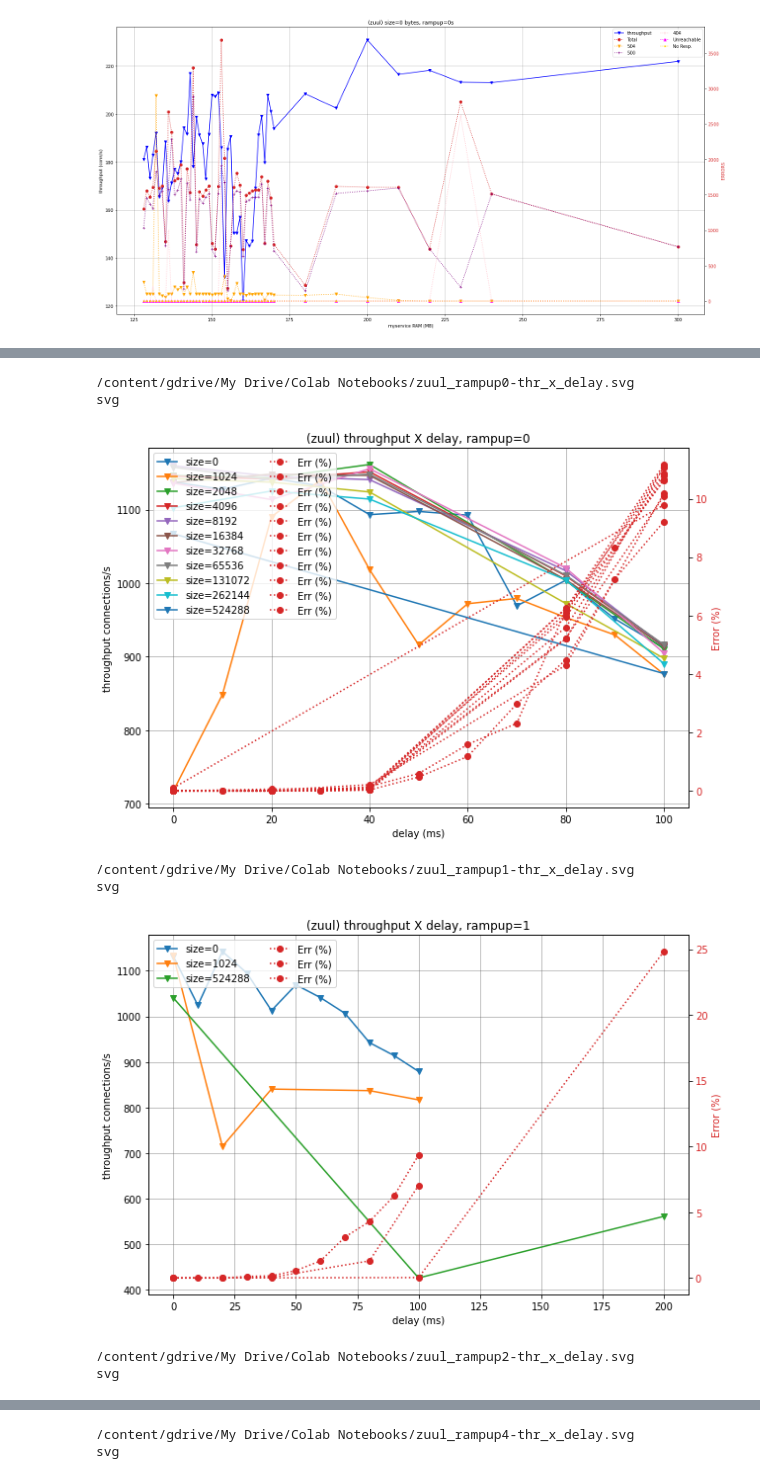
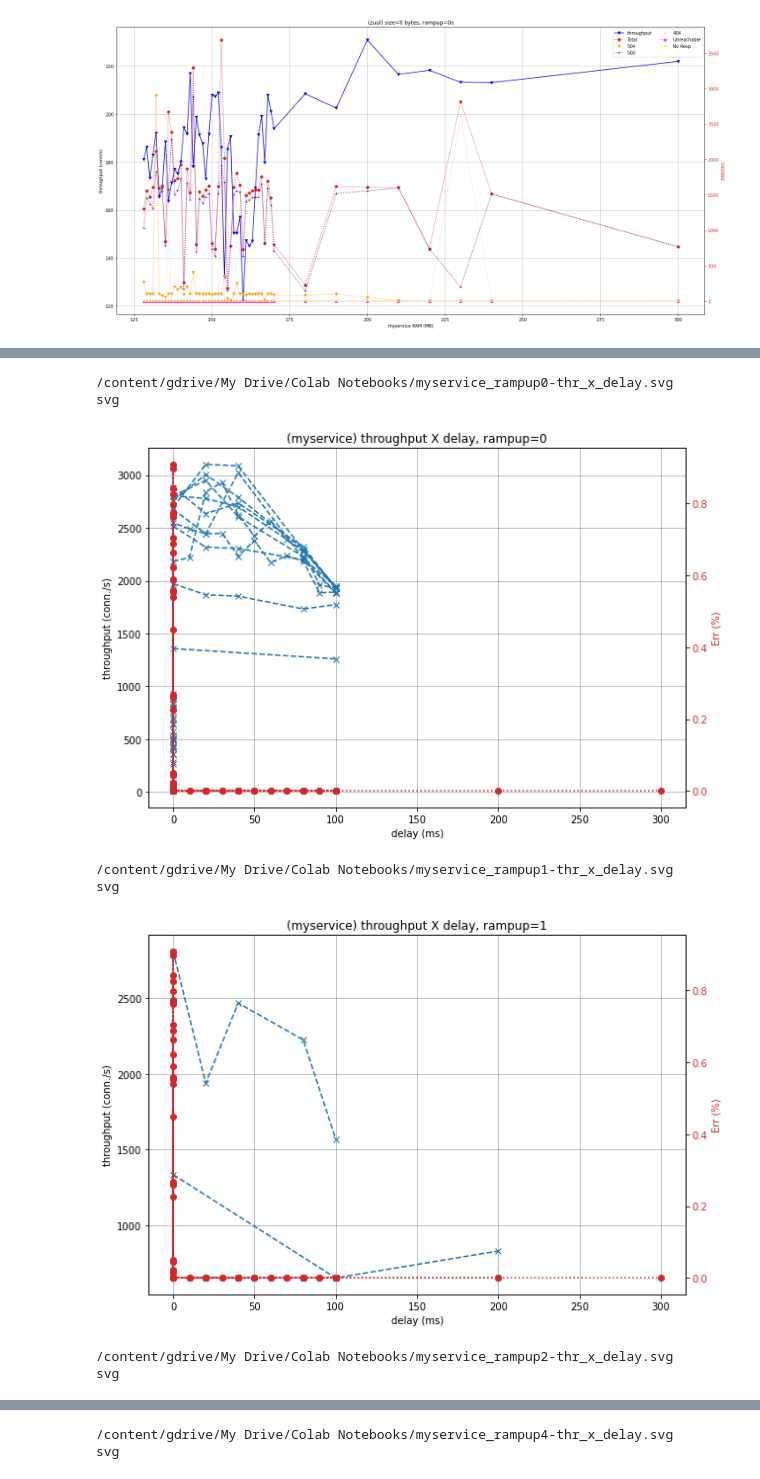
Before and after one commit to shidaka/mytest, a Jupyter notebook: jmeter/jmeter_docker_local.ipynb, the cells around one changed output, grey strips where cells are left out. Drawn from its saved outputs; the diff is of its cells as text; code cells hidden in the pictures.

Commit message:
Ajustando o notebook

```diff
--- a/jmeter/jmeter_docker_local.ipynb
+++ b/jmeter/jmeter_docker_local.ipynb
@@ -784,71 +844,54 @@ svg
 # %%
-df_zuul = df_zuul[df_zuul['delay'].notna()]
-df = df_zuul
+df_myservice = df_myservice[df_myservice['delay'].notna()]
+df = df_myservice
 rampups=list(set(df['rampup'].to_list()))
 rampups.sort()
 # rampups = [0]
 sizes=list(set(df['size'].to_list()))
 sizes.sort()
 
 for rp in rampups:
   series = []
   for sz in sizes:
     aux = df.query('rampup=={} and size=={}'.format(str(rp), str(sz)))
-    x = aux['delay'].to_list()
-    x = np.array(x).astype(np.double)
     y = aux['throughput'].to_list()
     y = np.array(y).astype(np.double)
     mask = np.isfinite(y)
     if len(mask) > 0:
-      x_series = x[mask]
-      y_series = y[mask]
-      y2 = aux['Err %'].to_list()
-      y2 = np.array(y2).astype(np.double)
-      y2 = y2 * 100
-      y2_series = y2[mask]
-      # print(rp, sz, mask)
-      serie = {
-          'x' : {
-              'series' : x_series
-              },
-              'y' : {
-                  'series' : y_series,
-                  'y_label' : 'size={}'.format(str(int(sz))),
-                  'marker' : 'v',
-                  'linestyle' : 'solid'
-              },
-            'y2' : {
-                'series' : y2_series,
-                'y_label': 'Err (%)',
-                'marker' : 'o',
-                'linestyle' : 'dotted',
-            }
-      }
+      serie = {'name': 'throughput', 'label': 'size={}'.format(str(int(sz))), 'marker': 'x', 'linestyle': 'dashed',
+              'filter':[
+                              {'name': 'size', 'value' : sz},
+                              {'name': 'rampup', 'value' : rp}
+              ],
+              }
       series.append(serie)
-  data = {
-      'x_scale' : 'linear',
-      'x_axis' : 'delay (ms)',
-      'y_axis' : 'throughput connections/s',
-      'y2_axis' : 'Error (%)',
-      'legend' : True,
-      'legend_ncol' : 2,
-      # 'tick_labels' : ['0', '1', '1k', '10k', '100k', '1M'],
-      # 'x_minor_ticks' : np.arange(0, 2*524288+2*1024, 1024),
-      # 'x_major_ticks' : np.arange(0, 2*524288+2*1024, 1024),
-      'data' : series
-  }
+      serie2 = {'name': 'Err %', 'label': 'Err (%)'.format(str(int(sz))), 'marker': 'o', 'linestyle': 'dotted',
+              'filter':[
+                              {'name': 'size', 'value' : sz},
+                              {'name': 'rampup', 'value' : rp}
+              ],
+              }
+      series2.append(serie2)
+
+  data = prepare_data(df_myservice,
+                      x_axis={'name': 'delay', 'scale': 'linear', 'label' : 'delay (ms)'},
+                      y_axis={'label': 'throughput (conn./s)', 'scale': 'linear', 'plots': series},
+                      y2_axis={'label': 'Err (%)', 'scale' : 'linear', 'plots' : series2},
+                      legend=False,
+                      )
 
   plot_graph(data,
-            suptitle='', title='(zuul) throughput X delay, rampup={}'.format(str(int(rp))),
-            save_file= f"{gdrive}/zuul_rampup{str(int(rp))}-thr_x_delay.svg",
+            suptitle='', title='(myservice) throughput X delay, rampup={}'.format(str(int(rp))),
+            save_file= f"{gdrive}/myservice_rampup{str(int(rp))}-thr_x_delay.svg",
             save_format='svg'
+
   )
 # %% [output]
-/content/gdrive/My Drive/Colab Notebooks/zuul_rampup0-thr_x_delay.svg
+/content/gdrive/My Drive/Colab Notebooks/myservice_rampup0-thr_x_delay.svg
 svg
-[figure, old version]
+[figure, new version]
-/content/gdrive/My Drive/Colab Notebooks/zuul_rampup1-thr_x_delay.svg
+/content/gdrive/My Drive/Colab Notebooks/myservice_rampup1-thr_x_delay.svg
 svg
-[figure, old version]
+[figure, new version]
-/content/gdrive/My Drive/Colab Notebooks/zuul_rampup2-thr_x_delay.svg
+/content/gdrive/My Drive/Colab Notebooks/myservice_rampup2-thr_x_delay.svg
 svg
@@ -856,2 +899,2 @@ svg
-/content/gdrive/My Drive/Colab Notebooks/zuul_rampup4-thr_x_delay.svg
+/content/gdrive/My Drive/Colab Notebooks/myservice_rampup4-thr_x_delay.svg
 svg
```
Also changed, not shown: parts of 15 cells of this notebook.
